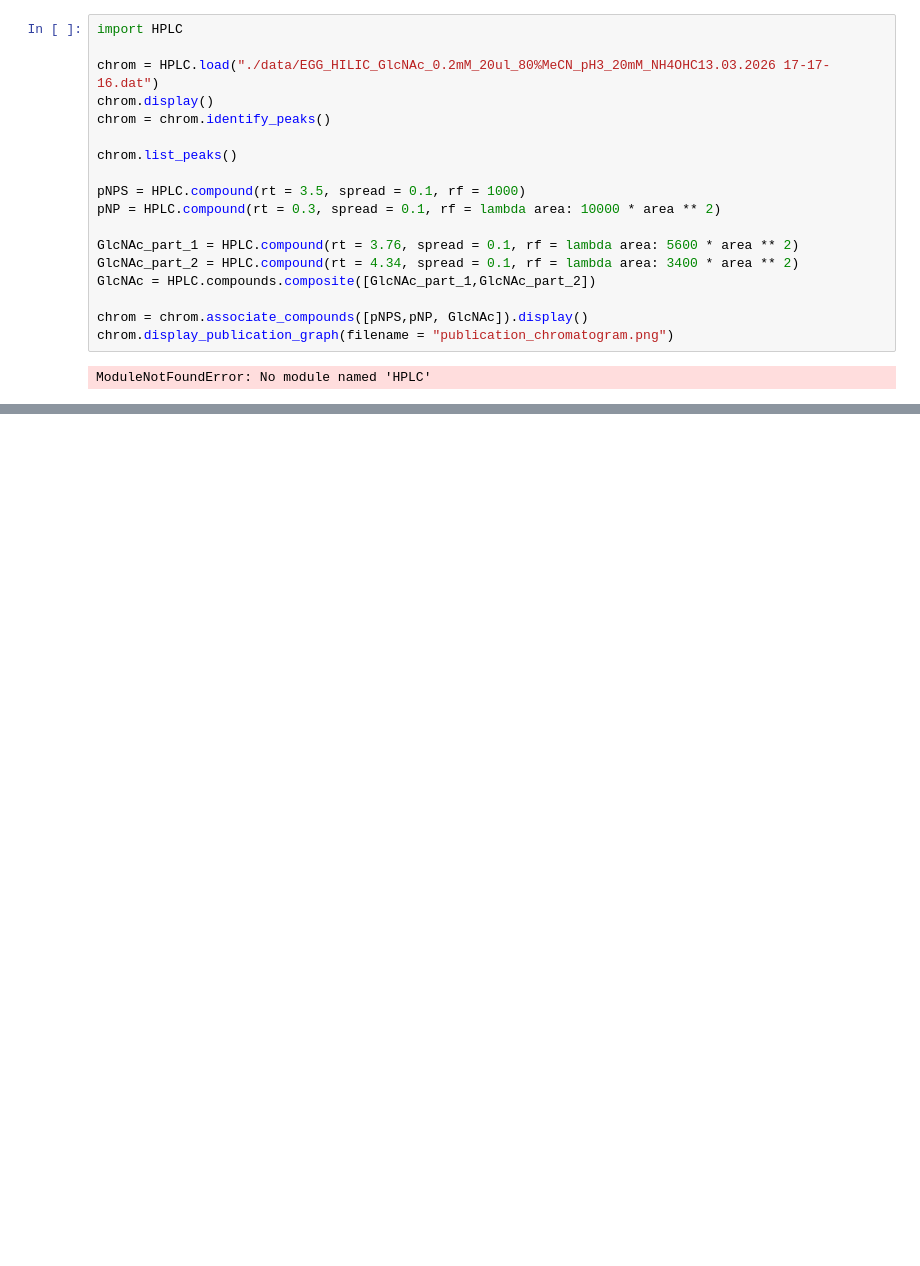
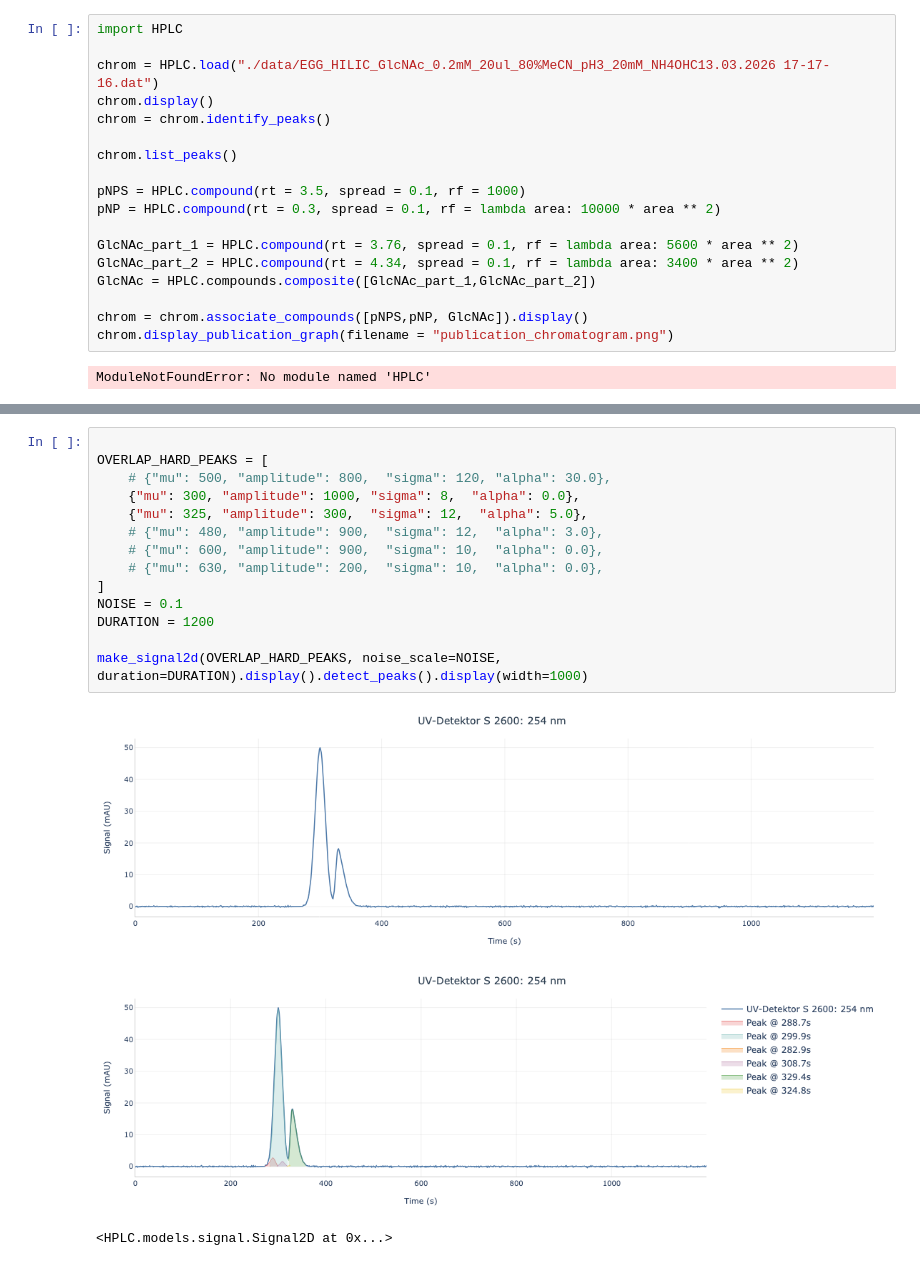
Before and after one commit to eric-gemmell/HPLC, a Jupyter notebook: examples/basic_usage.ipynb, the cells around one changed output, grey strips where cells are left out. Saved outputs shown, nothing was run; the diff lists cells and outputs as text; blank space fills up the shorter version.

```diff
--- a/examples/basic_usage.ipynb
+++ b/examples/basic_usage.ipynb
@@ -126,0 +76,18 @@ expected
+# %%
+
+OVERLAP_HARD_PEAKS = [
+    # {"mu": 500, "amplitude": 800,  "sigma": 120, "alpha": 30.0},
+    {"mu": 300, "amplitude": 1000, "sigma": 8,  "alpha": 0.0},
+    {"mu": 325, "amplitude": 300,  "sigma": 12,  "alpha": 5.0},
+    # {"mu": 480, "amplitude": 900,  "sigma": 12,  "alpha": 3.0},
+    # {"mu": 600, "amplitude": 900,  "sigma": 10,  "alpha": 0.0},
+    # {"mu": 630, "amplitude": 200,  "sigma": 10,  "alpha": 0.0},
+]
+NOISE = 0.1
+DURATION = 1200
+
+make_signal2d(OVERLAP_HARD_PEAKS, noise_scale=NOISE, duration=DURATION).display().detect_peaks().display(width=1000)
+# %% [output]
+[figure, added]
+[figure, added]
+<HPLC.models.signal.Signal2D at 0x...>
```
Also changed, not shown: parts of 5 cells of this notebook, 48 other files.
